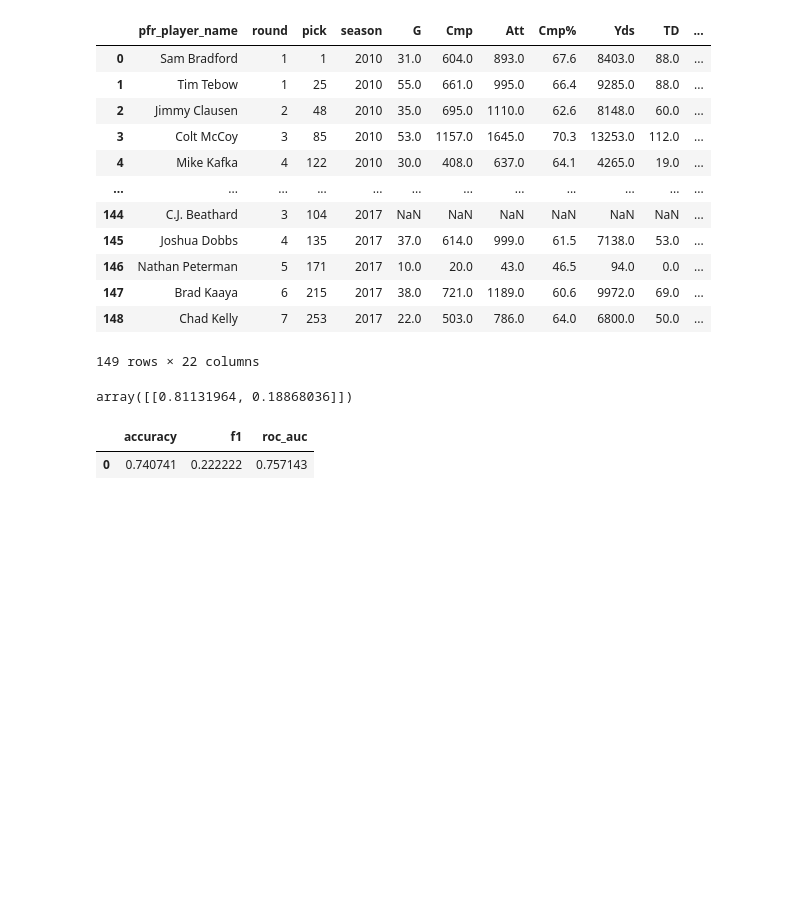
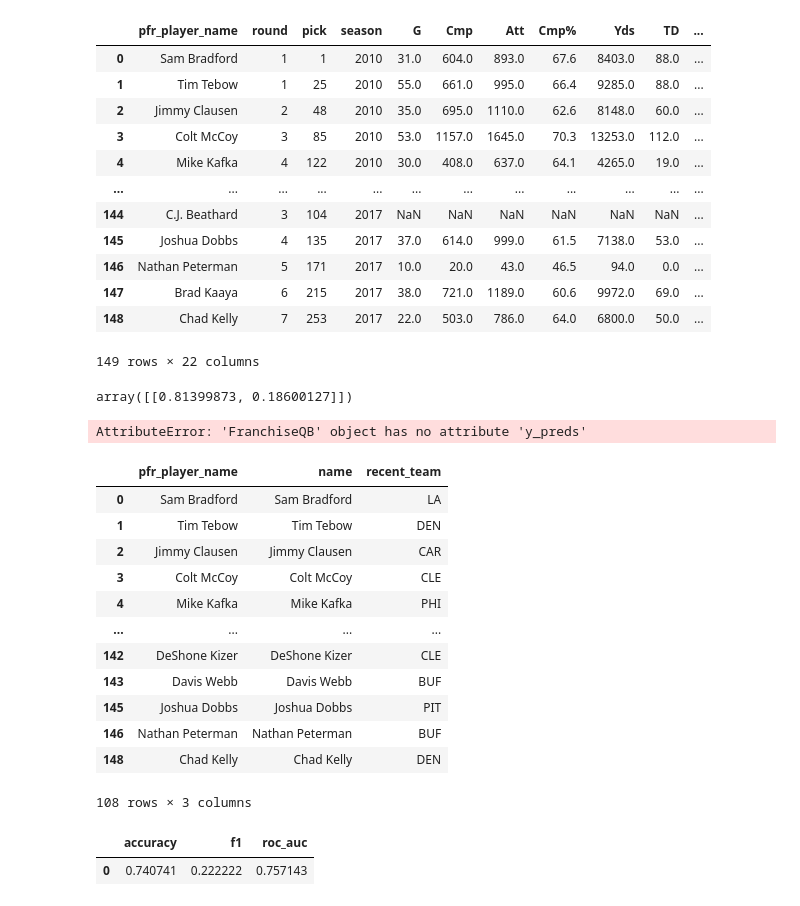
Before and after one commit to benstager/mfl, a Jupyter notebook: model_dev/draft_analysis2025.ipynb.ipynb, the cells around one changed output. Saved outputs shown, nothing was run; the diff lists cells and outputs as text; code cells hidden in the pictures; blank space fills up the shorter version.

```diff
--- a/model_dev/model_analysis.ipynb
+++ b/model_dev/draft_analysis2025.ipynb.ipynb
@@ -136,7 +136,7 @@ class FranchiseQB:
         self.y_probs = y_probs
 
         model = CatBoostClassifier(one_hot_max_size=5, iterations=300, cat_features=df.select_dtypes(include='object').columns.tolist())
-        model.fit(self.X, self.y)
+        #model.fit(self.X, self.y)
         self.fit_model = model
 
         metrics = self.score(y_tests, y_probs, y_preds)
@@ -148,7 +148,7 @@ class FranchiseQB:
     def predict_2025_qb(self, player_name, round, pick, recent_team, model='catboost'):
 
         name = player_name
-        season = 2020
+        season = 2024
         model_path = f"/Users/benstager/Desktop/mfl_project/mfl/api/saved_models/{model}_v_0_0.pkl"
         model = joblib.load(model_path)
 
@@ -160,7 +160,7 @@ class FranchiseQB:
             'season' : season
         }, index=[0])
 
-        predictors = mfldata.scrape_NFL_REF_QB(player_name=player_name).drop('name')
+        predictors = mfldata.scrape_NFL_REF_QB(player_name=player_name)
         processing = pd.concat([features, predictors], axis=1)
         processing['recent_team'] = recent_team
 
@@ -171,7 +171,27 @@ class FranchiseQB:
 NFL = FranchiseQB(feature_set='cat', model='catboost')
 NFL.predict_2025_qb(player_name='Joe Burrow', round=1, pick=1, recent_team='CIN')
 # %% [output]
-array([[0.81131964, 0.18868036]])
+array([[0.81399873, 0.18600127]])
+# %%
+NFL.y_preds
+# %% [output]
+AttributeError: 'FranchiseQB' object has no attribute 'y_preds'
+# %%
+NFL.df.select_dtypes(include='object')
+# %% [output]
+|  | pfr_player_name | name | recent_team |
+| 0 | Sam Bradford | Sam Bradford | LA |
+| 1 | Tim Tebow | Tim Tebow | DEN |
+| 2 | Jimmy Clausen | Jimmy Clausen | CAR |
+| 3 | Colt McCoy | Colt McCoy | CLE |
+| 4 | Mike Kafka | Mike Kafka | PHI |
+| ... | ... | ... | ... |
+| 142 | DeShone Kizer | DeShone Kizer | CLE |
+| 143 | Davis Webb | Davis Webb | BUF |
+| 145 | Joshua Dobbs | Joshua Dobbs | PIT |
+| 146 | Nathan Peterman | Nathan Peterman | BUF |
+| 148 | Chad Kelly | Chad Kelly | DEN |
+108 rows × 3 columns
 # %%
 NFL.model_results
 # %% [output]
```
Also changed, not shown: 5 other files.
